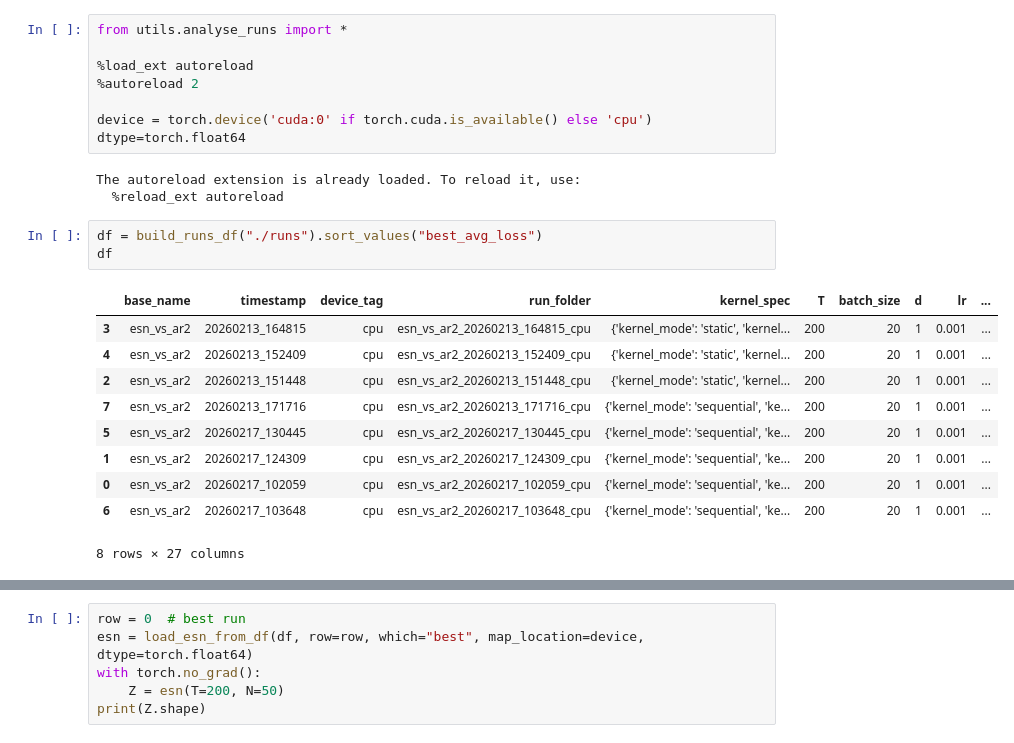
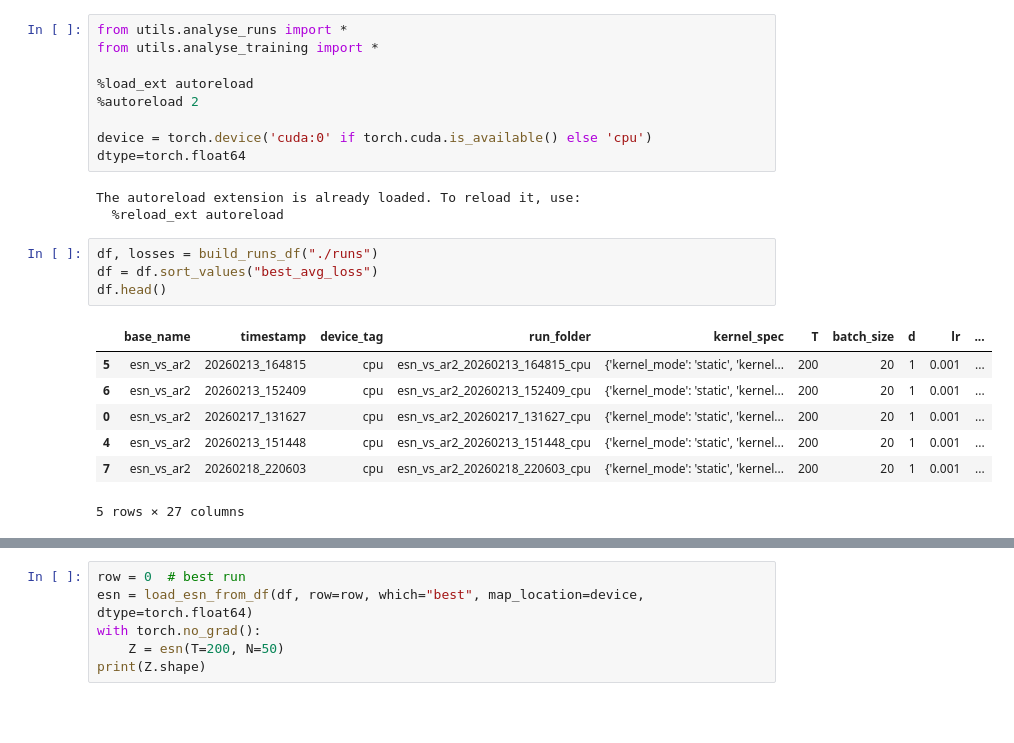
Before and after one commit to omersuder5/My_trial_space, a Jupyter notebook: analyse_runs.ipynb, the cells around one changed output, grey strips where cells are left out. Cells and saved outputs as stored; diff of their text form; blank space fills up the shorter version.

```diff
--- a/analyse_runs.ipynb
+++ b/analyse_runs.ipynb
@@ -1,5 +1,6 @@
 # %%
 from utils.analyse_runs import *
+from utils.analyse_training import *
 
 %load_ext autoreload
 %autoreload 2
@@ -10,16 +11,14 @@ dtype=torch.float64
 The autoreload extension is already loaded. To reload it, use:
   %reload_ext autoreload
 # %%
-df = build_runs_df("./runs").sort_values("best_avg_loss")
-df
+df, losses = build_runs_df("./runs")
+df = df.sort_values("best_avg_loss")
+df.head()
 # %% [output]
 |  | base_name | timestamp | device_tag | run_folder | kernel_spec | T | batch_size | d | lr | ... |
-| 3 | esn_vs_ar2 | 20260213_164815 | cpu | esn_vs_ar2_20260213_164815_cpu | {'kernel_mode': 'static', 'kernel... | 200 | 20 | 1 | 0.001 | ... |
-| 4 | esn_vs_ar2 | 20260213_152409 | cpu | esn_vs_ar2_20260213_152409_cpu | {'kernel_mode': 'static', 'kernel... | 200 | 20 | 1 | 0.001 | ... |
-| 2 | esn_vs_ar2 | 20260213_151448 | cpu | esn_vs_ar2_20260213_151448_cpu | {'kernel_mode': 'static', 'kernel... | 200 | 20 | 1 | 0.001 | ... |
-| 7 | esn_vs_ar2 | 20260213_171716 | cpu | esn_vs_ar2_20260213_171716_cpu | {'kernel_mode': 'sequential', 'ke... | 200 | 20 | 1 | 0.001 | ... |
-| 5 | esn_vs_ar2 | 20260217_130445 | cpu | esn_vs_ar2_20260217_130445_cpu | {'kernel_mode': 'sequential', 'ke... | 200 | 20 | 1 | 0.001 | ... |
-| 1 | esn_vs_ar2 | 20260217_124309 | cpu | esn_vs_ar2_20260217_124309_cpu | {'kernel_mode': 'sequential', 'ke... | 200 | 20 | 1 | 0.001 | ... |
-| 0 | esn_vs_ar2 | 20260217_102059 | cpu | esn_vs_ar2_20260217_102059_cpu | {'kernel_mode': 'sequential', 'ke... | 200 | 20 | 1 | 0.001 | ... |
-| 6 | esn_vs_ar2 | 20260217_103648 | cpu | esn_vs_ar2_20260217_103648_cpu | {'kernel_mode': 'sequential', 'ke... | 200 | 20 | 1 | 0.001 | ... |
+| 5 | esn_vs_ar2 | 20260213_164815 | cpu | esn_vs_ar2_20260213_164815_cpu | {'kernel_mode': 'static', 'kernel... | 200 | 20 | 1 | 0.001 | ... |
+| 6 | esn_vs_ar2 | 20260213_152409 | cpu | esn_vs_ar2_20260213_152409_cpu | {'kernel_mode': 'static', 'kernel... | 200 | 20 | 1 | 0.001 | ... |
+| 0 | esn_vs_ar2 | 20260217_131627 | cpu | esn_vs_ar2_20260217_131627_cpu | {'kernel_mode': 'static', 'kernel... | 200 | 20 | 1 | 0.001 | ... |
+| 4 | esn_vs_ar2 | 20260213_151448 | cpu | esn_vs_ar2_20260213_151448_cpu | {'kernel_mode': 'static', 'kernel... | 200 | 20 | 1 | 0.001 | ... |
+| 7 | esn_vs_ar2 | 20260218_220603 | cpu | esn_vs_ar2_20260218_220603_cpu | {'kernel_mode': 'static', 'kernel... | 200 | 20 | 1 | 0.001 | ... |
-8 rows × 27 columns
+5 rows × 27 columns
```
Also changed, not shown: parts of 2 cells of this notebook, 9 other files.
